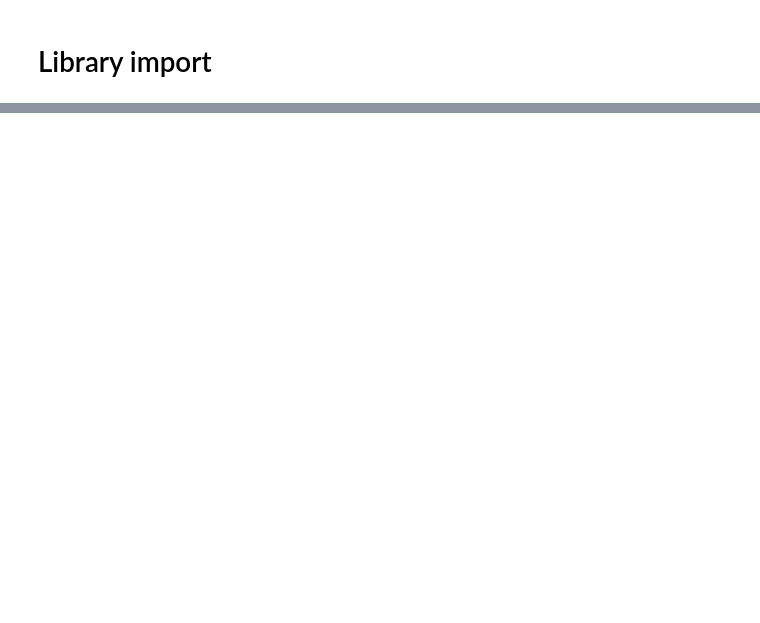
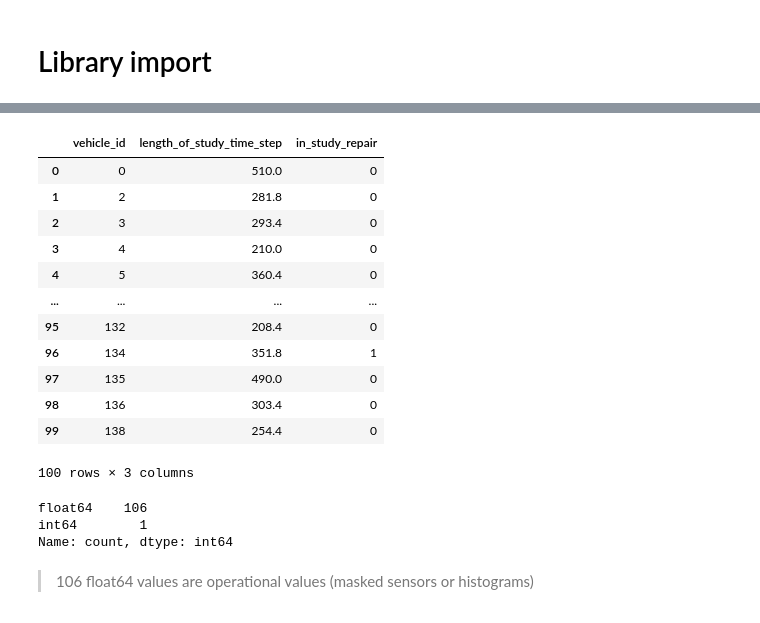
Before and after one commit to 4GeeksAcademy/sp-ml-17-final-project-g4, a Jupyter notebook: notebooks/data_audit_scania.ipynb, the cells around one changed output, grey strips where cells are left out. Cells and saved outputs as stored; diff of their text form; code cells hidden in the pictures; blank space fills up the shorter version.

```diff
--- a/notebooks/data_audit_scania.ipynb
+++ b/notebooks/data_audit_scania.ipynb
@@ -40,0 +85,27 @@ ENCODING = "utf-8"         # adjust if needed
+# %%
+train_tte_path = os.path.join(DATA_DIR, "train_tte.csv")
+train_tte_df = safe_read_csv(train_tte_path)
+# %%
+train_tte_df.head(100)
+# %% [output]
+|  | vehicle_id | length_of_study_time_step | in_study_repair |
+| 0 | 0 | 510.0 | 0 |
+| 1 | 2 | 281.8 | 0 |
+| 2 | 3 | 293.4 | 0 |
+| 3 | 4 | 210.0 | 0 |
+| 4 | 5 | 360.4 | 0 |
+| ... | ... | ... | ... |
+| 95 | 132 | 208.4 | 0 |
+| 96 | 134 | 351.8 | 1 |
+| 97 | 135 | 490.0 | 0 |
+| 98 | 136 | 303.4 | 0 |
+| 99 | 138 | 254.4 | 0 |
+100 rows × 3 columns
+# %%
+train_ops_df.dtypes.value_counts()
+# %% [output]
+float64    106
+int64        1
+Name: count, dtype: int64
+# %% [markdown]
+> 106 float64 values are operational values (masked sensors or histograms)
```
Also changed, not shown: parts of 16 cells of this notebook, 1 other file.
